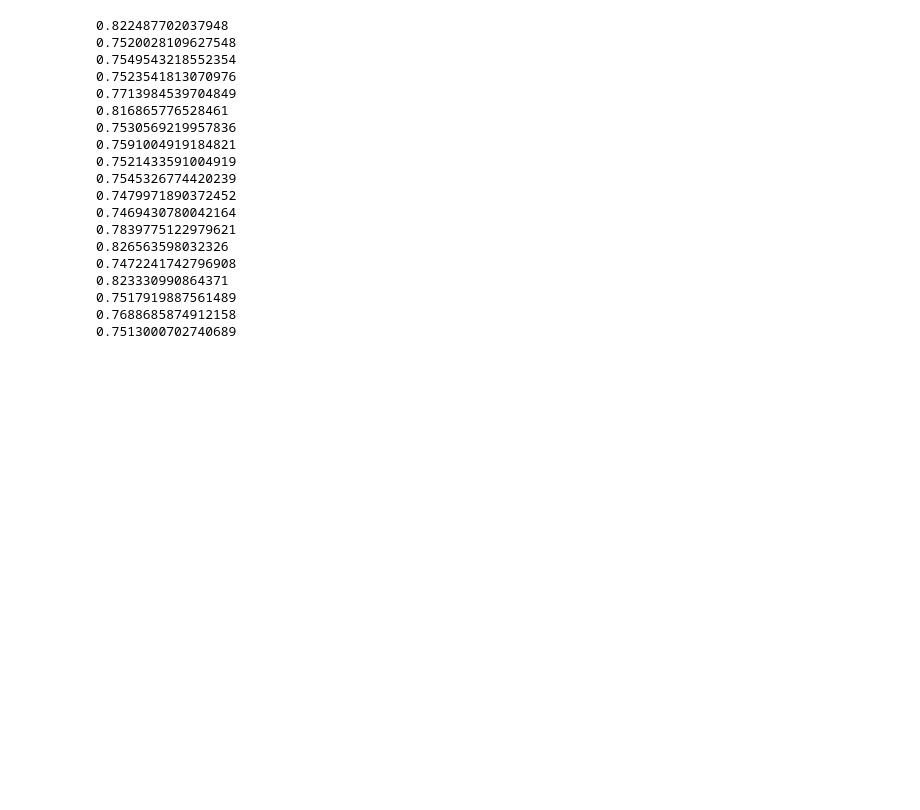
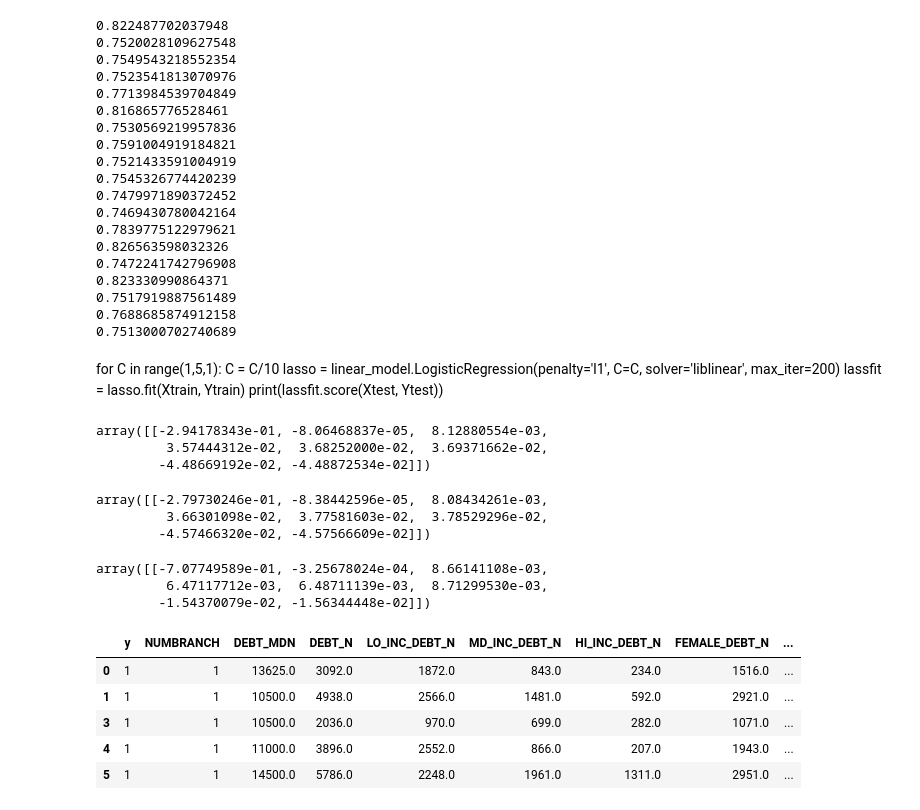
Before and after one commit to YunusBulut/dsprojects, a Jupyter notebook: AdvancedRegression/IsPublic.ipynb, the cells around one changed output. Drawn from its saved outputs; the diff is of its cells as text; code cells hidden in the pictures; blank space fills up the shorter version.

Commit message:
regression

```diff
--- a/AdvancedRegression/IsPublic.ipynb
+++ b/AdvancedRegression/IsPublic.ipynb
@@ -116,3 +118,27 @@ for C in range(1,20,1):
 0.7517919887561489
 0.7688685874912158
 0.7513000702740689
+# %% [markdown]
+for C in range(1,5,1):
+    C = C/10
+    lasso = linear_model.LogisticRegression(penalty='l1', C=C, solver='liblinear', max_iter=200)
+    lassfit = lasso.fit(Xtrain, Ytrain)
+    print(lassfit.score(Xtest, Ytest))
+# %%
+lr.coef_
+# %% [output]
+array([[-2.94178343e-01, -8.06468837e-05,  8.12880554e-03,
+         3.57444312e-02,  3.68252000e-02,  3.69371662e-02,
+        -4.48669192e-02, -4.48872534e-02]])
+# %%
+ridgefit.coef_
+# %% [output]
+array([[-2.79730246e-01, -8.38442596e-05,  8.08434261e-03,
+         3.66301098e-02,  3.77581603e-02,  3.78529296e-02,
+        -4.57466320e-02, -4.57566609e-02]])
+# %%
+lassfit.coef_
+# %% [output]
+array([[-7.07749589e-01, -3.25678024e-04,  8.66141108e-03,
+         6.47117712e-03,  6.48711139e-03,  8.71299530e-03,
+        -1.54370079e-02, -1.56344448e-02]])
@@ -118,0 +148,9 @@ for C in range(1,20,1):
+# %%
+feats.head()
+# %% [output]
+|  | y | NUMBRANCH | DEBT_MDN | DEBT_N | LO_INC_DEBT_N | MD_INC_DEBT_N | HI_INC_DEBT_N | FEMALE_DEBT_N | ... |
+| 0 | 1 | 1 | 13625.0 | 3092.0 | 1872.0 | 843.0 | 234.0 | 1516.0 | ... |
+| 1 | 1 | 1 | 10500.0 | 4938.0 | 2566.0 | 1481.0 | 592.0 | 2921.0 | ... |
+| 3 | 1 | 1 | 10500.0 | 2036.0 | 970.0 | 699.0 | 282.0 | 1071.0 | ... |
+| 4 | 1 | 1 | 11000.0 | 3896.0 | 2552.0 | 866.0 | 207.0 | 1943.0 | ... |
+| 5 | 1 | 1 | 14500.0 | 5786.0 | 2248.0 | 1961.0 | 1311.0 | 2951.0 | ... |
```
Also changed, not shown: parts of 17 cells of this notebook, 1 other file.
